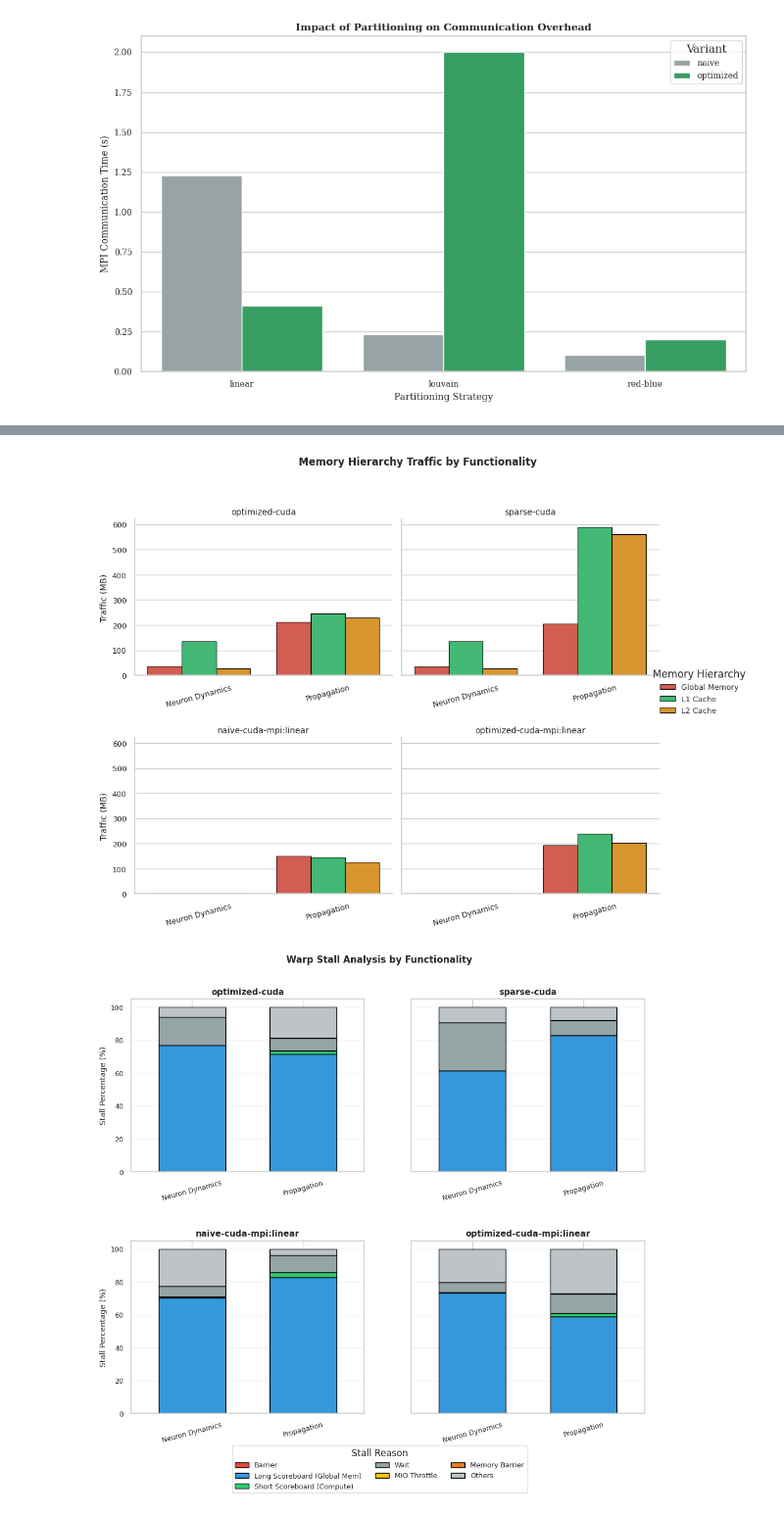
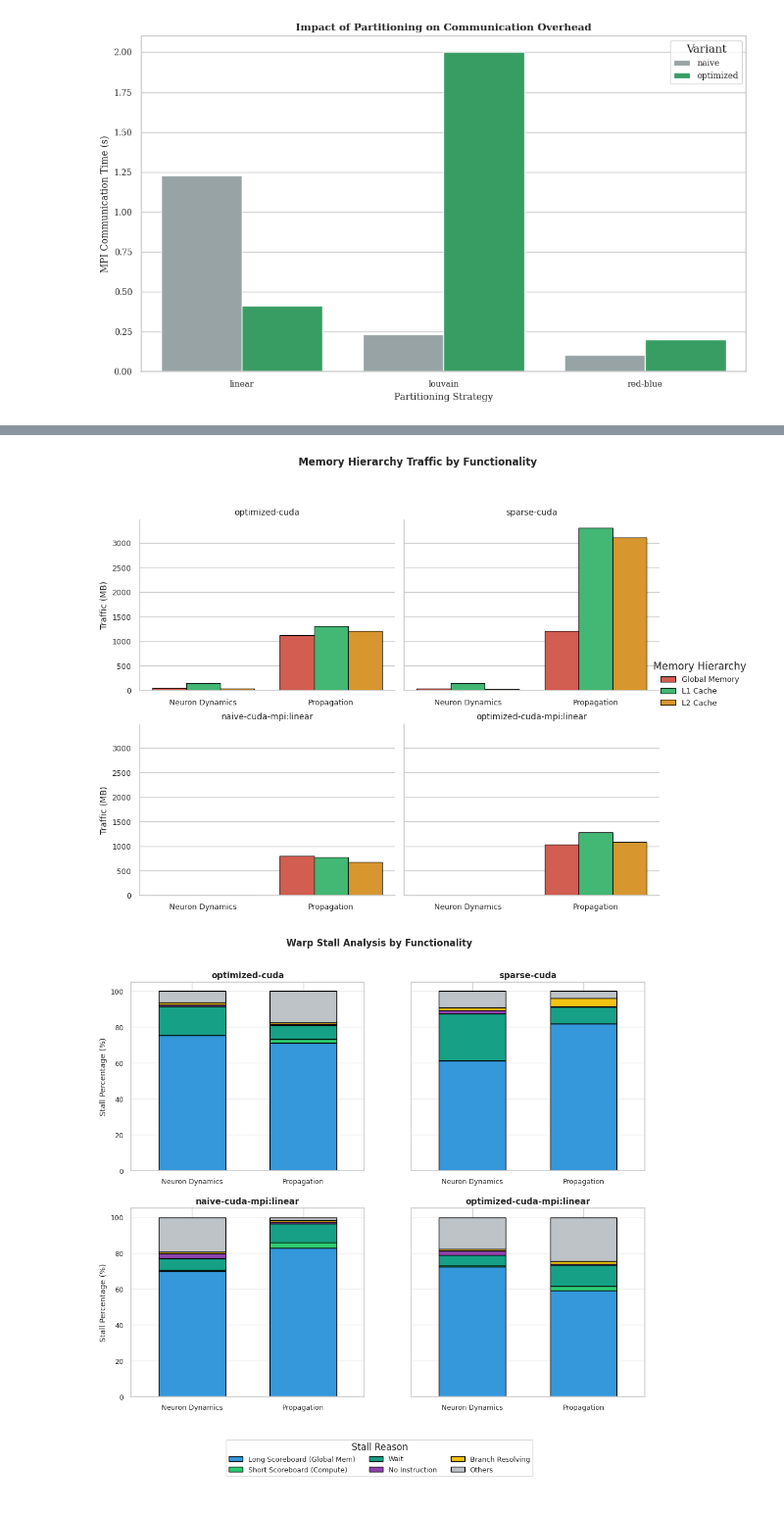
Before and after one commit to LipatJob/distributed-snp, a Jupyter notebook: paper_analysis.ipynb, the cells around one changed output, grey strips where cells are left out. Shown at 98% size. Drawn from its saved outputs; the diff is of its cells as text; code cells hidden in the pictures.

```diff
--- a/paper_analysis.ipynb
+++ b/paper_analysis.ipynb
@@ -33,7 +33,7 @@ warnings.filterwarnings('ignore')
 TS_SCALING = "20260107_211932_SCALING_SNAPSHOT" # Pending
 TS_DISTRIBUTION = "20260107_210341_DISTRIBUTION_SNAPSHOT" # Done
 TS_NSYS = "20260107_214611_SNAPSHOT" # Pending
-TS_NCU = "20260107_221039_SNAPSHOT" # Pending
+TS_NCU = "20260108_025939" # Pending
 
 # Base Paths
 BENCHMARK_RESULTS_DIR = Path("benchmark/results")
@@ -656,17 +656,17 @@ if mem_data:
 
     g.set_axis_labels("", "Traffic (MB)")
     g.set_titles("{col_name}")
-    g.set_xticklabels(rotation=15)
+    g.set_xticklabels(rotation=0)
     g.legend.set_title("Memory Hierarchy")
 
     # Increase vertical spacing between rows to avoid label overlap
-    plt.subplots_adjust(top=0.85, hspace=0.4)
+    plt.subplots_adjust(top=0.85, hspace=0.2)
     g.fig.suptitle('Memory Hierarchy Traffic by Functionality', fontweight='bold', y=0.98)
     plt.show()
 else:
     print("No memory data found.")
 # %% [output]
-[figure, old version]
+[figure, new version]
 # %%
 # --- 8. Warp Stall Analysis by Functionality ---
 
@@ -689,15 +689,15 @@ if 'KERNEL_FUNCTION_MAP' not in locals():
 # Mapping specific NCU stall metrics to readable categories
 # Note: Metric names must match CSV header exactly (after cleaning quotes)
 STALL_METRICS = {
-    'smsp__average_warps_issue_stalled_barrier_per_issue_active.pct': 'Barrier',
+    # 'smsp__average_warps_issue_stalled_barrier_per_issue_active.pct': 'Barrier',
     'smsp__warp_issue_stalled_long_scoreboard_per_warp_active.pct': 'Long Scoreboard (Global Mem)',
     'smsp__warp_issue_stalled_short_scoreboard_per_warp_active.pct': 'Short Scoreboard (Compute)',
     'smsp__warp_issue_stalled_wait_per_warp_active.pct': 'Wait',
-    'smsp__warp_issue_stalled_mio_throttle_per_warp_active.pct': 'MIO Throttle',
-    'smsp__warp_issue_stalled_membar_per_warp_active.pct': 'Memory Barrier',
+    # 'smsp__warp_issue_stalled_mio_throttle_per_warp_active.pct': 'MIO Throttle',
+    # 'smsp__warp_issue_stalled_membar_per_warp_active.pct': 'Memory Barrier',
     'smsp__warp_issue_stalled_no_instruction_per_warp_active.pct': 'No Instruction',
-    'smsp__warp_issue_stalled_math_pipe_throttle_per_warp_active.pct': 'Math Throttle',
-    'smsp__warp_issue_stalled_lg_throttle_per_warp_active.pct': 'LSU Throttle',
+    # 'smsp__warp_issue_stalled_math_pipe_throttle_per_warp_active.pct': 'Math Throttle',
+    # 'smsp__warp_issue_stalled_lg_throttle_per_warp_active.pct': 'LSU Throttle',
     'smsp__warp_issue_stalled_branch_resolving_per_warp_active.pct': 'Branch Resolving'
 }
 
@@ -793,13 +793,13 @@ if stall_data:
         'Barrier': '#E74C3C', # Red
         'Long Scoreboard (Global Mem)': '#3498DB', # Blue
         'Short Scoreboard (Compute)': '#2ECC71', # Green
-        'Wait': '#95A5A6', # Grey
-        'MIO Throttle': '#F1C40F', # Yellow
+        'Wait': '#16A085',  # Teal
+        'MIO Throttle': '#7F8C8D', # Dark Grey
         'Memory Barrier': '#E67E22', # Orange
         'No Instruction': '#8E44AD', # Purple
         'Math Throttle': '#D35400', # Dark Orange
-        'LSU Throttle': '#16A085',  # Teal
-        'Branch Resolving': '#7F8C8D', # Dark Grey
+        'LSU Throttle': '#95A5A6', # Grey
+        'Branch Resolving': '#F1C40F', # Yellow
         'Others': '#BDC3C7' # Light Grey
     }
 
@@ -809,33 +809,33 @@ if stall_data:
 
         # Pivot for stacked bar: Index=Functionality, Col=Stall Reason
         pivot = subset.pivot(index='Functionality', columns='Stall Reason', values='Percentage').fillna(0)
 
         # Reorder columns to align with colors
         cols = [c for c in STALL_COLORS.keys() if c in pivot.columns]
         pivot = pivot[cols]
         colors = [STALL_COLORS[c] for c in pivot.columns]
 
         pivot.plot(kind='bar', stacked=True, ax=ax, color=colors, edgecolor='black', width=0.6, legend=False)
 
         ax.set_title(impl, fontweight='bold')
         ax.set_xlabel('')
         ax.set_ylabel('Stall Percentage (%)' if idx % 2 == 0 else '')
-        ax.set_xticklabels(ax.get_xticklabels(), rotation=15)
+        ax.set_xticklabels(ax.get_xticklabels(), rotation=0)
         ax.grid(axis='y', alpha=0.3)
 
     # Hide empty subplots
     for i in range(idx + 1, len(axes)):
         axes[i].axis('off')
 
     # Add shared legend at bottom
     handles, labels = axes[0].get_legend_handles_labels()
     fig.legend(handles, labels, title='Stall Reason', loc='lower center',
                bbox_to_anchor=(0.5, 0.0), ncol=3, frameon=True)
 
-    plt.subplots_adjust(hspace=0.4, top=0.9, bottom=0.15)
+    plt.subplots_adjust(hspace=0.2, top=0.9, bottom=0.15)
     fig.suptitle('Warp Stall Analysis by Functionality', fontweight='bold')
     plt.show()
 else:
     print("No stall data found.")
 # %% [output]
-[figure, old version]
+[figure, new version]
```
Also changed, not shown: parts of 1 cell of this notebook.
